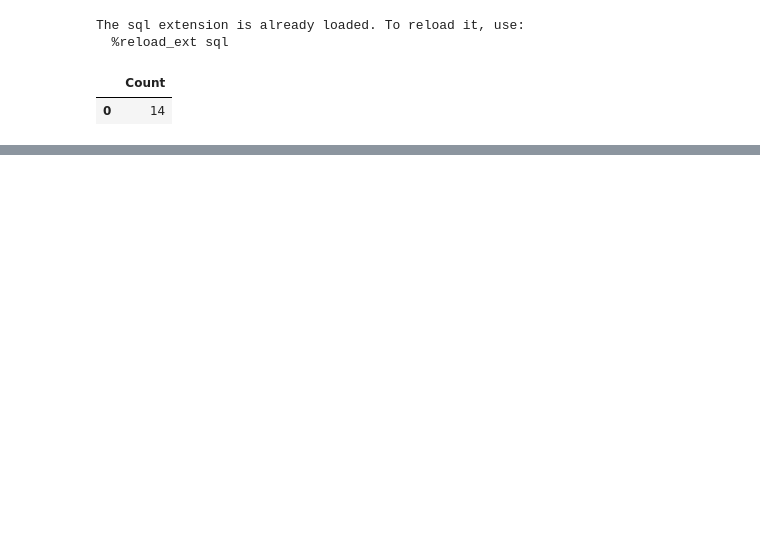
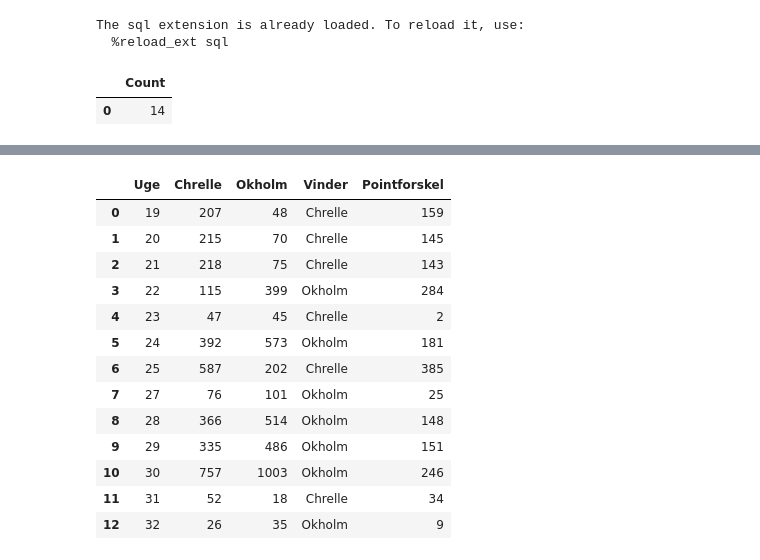
Before and after one commit to cccchhhhrrrr/cccchhhhrrrr.github.io, a Jupyter notebook: docs/python/charts.ipynb, the cells around one changed output, grey strips where cells are left out. Drawn from its saved outputs; the diff is of its cells as text; code cells hidden in the pictures; blank space fills up the shorter version.

Commit message:
Update Aug 7 - results

```diff
--- a/docs/python/charts.ipynb
+++ b/docs/python/charts.ipynb
@@ -120,3 +144,64 @@ df
+# %%
+%%sql
+WITH Datoer AS
+(
+    SELECT DISTINCT Stage_Date
+    FROM RaceResultsPoints
+    WHERE 1 = 1
+        AND Points > 0
+), RankedDatoer AS
+(
+    SELECT Stage_Date, ROW_NUMBER() OVER(ORDER BY Stage_Date ASC) AS RN
+    FROM Datoer
+), RaceResultsManagers AS
+(
+    SELECT
+         results.Stage_Date
+        ,extract('week' from results.Stage_Date) AS Uge
+        ,results.Points
+        ,teams.ManagerName AS Manager
+    FROM RaceResultsPoints results
+    INNER JOIN ManagerTeams teams ON teams.RiderName = results.RiderName_Zweeler
+    INNER JOIN Datoer dd ON dd.Stage_Date = results.Stage_Date
+    WHERE 1 = 1
+        AND Points > 0
+        AND ManagerName IN ('Okholm', 'Chrelle')
+), ResultsPrWeek AS
+(
+    SELECT
+        Uge
+        ,CAST(SUM(CASE WHEN Manager = 'Chrelle' THEN Points END) AS int) AS Chrelle
+        ,CAST(SUM(CASE WHEN Manager = 'Okholm' THEN Points END) AS int) AS Okholm
+    FROM RaceResultsManagers
+    GROUP BY Uge
+)
+SELECT
+     *
+    ,CASE
+        WHEN Chrelle = Okholm THEN 'Uafgjort'
+        WHEN Chrelle > Okholm THEN 'Chrelle'
+        ELSE 'Okholm'
+     END AS Vinder
+    ,ABS(Chrelle - Okholm) AS Pointforskel
+    ,
+FROM ResultsPrWeek
+WHERE Uge >= 19
+ORDER BY Uge;
+# %% [output]
+|  | Uge | Chrelle | Okholm | Vinder | Pointforskel |
+| 0 | 19 | 207 | 48 | Chrelle | 159 |
+| 1 | 20 | 215 | 70 | Chrelle | 145 |
+| 2 | 21 | 218 | 75 | Chrelle | 143 |
+| 3 | 22 | 115 | 399 | Okholm | 284 |
+| 4 | 23 | 47 | 45 | Chrelle | 2 |
+| 5 | 24 | 392 | 573 | Okholm | 181 |
+| 6 | 25 | 587 | 202 | Chrelle | 385 |
+| 7 | 27 | 76 | 101 | Okholm | 25 |
+| 8 | 28 | 366 | 514 | Okholm | 148 |
+| 9 | 29 | 335 | 486 | Okholm | 151 |
+| 10 | 30 | 757 | 1003 | Okholm | 246 |
+| 11 | 31 | 52 | 18 | Chrelle | 34 |
+| 12 | 32 | 26 | 35 | Okholm | 9 |
 # %%
 plt.figure(figsize=(10, 4))  # Wider chart: 12 units wide, 4 units tall
 
```
Also changed, not shown: parts of 5 cells of this notebook, 41 other files.
